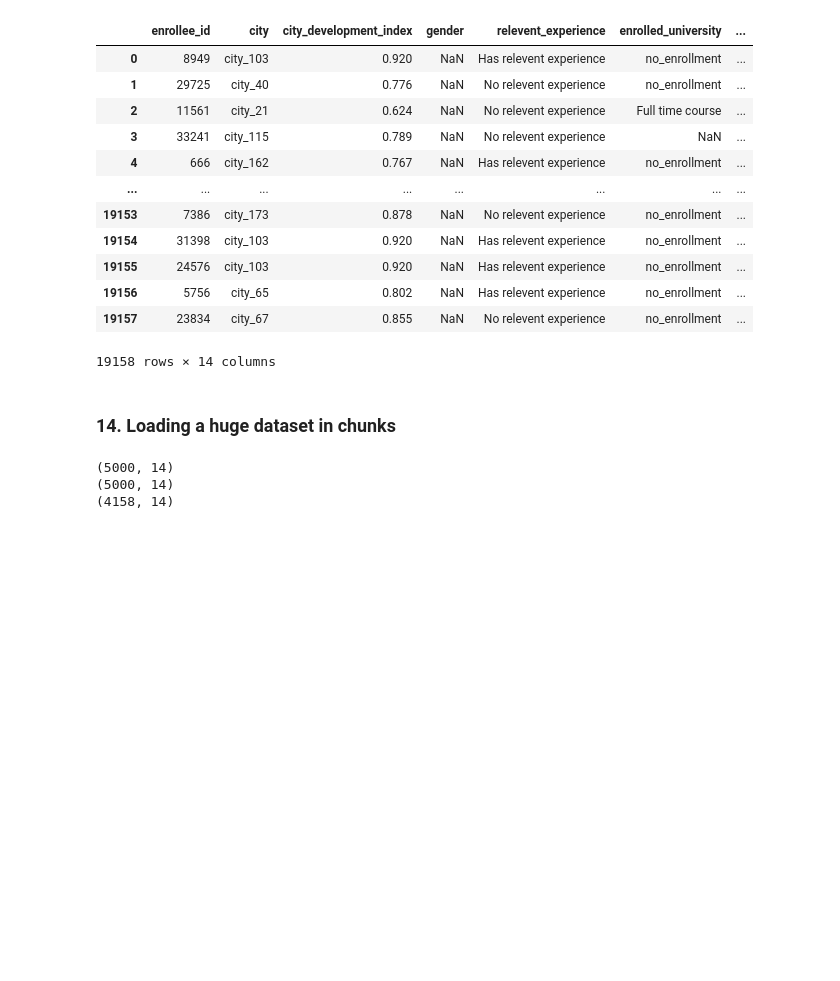
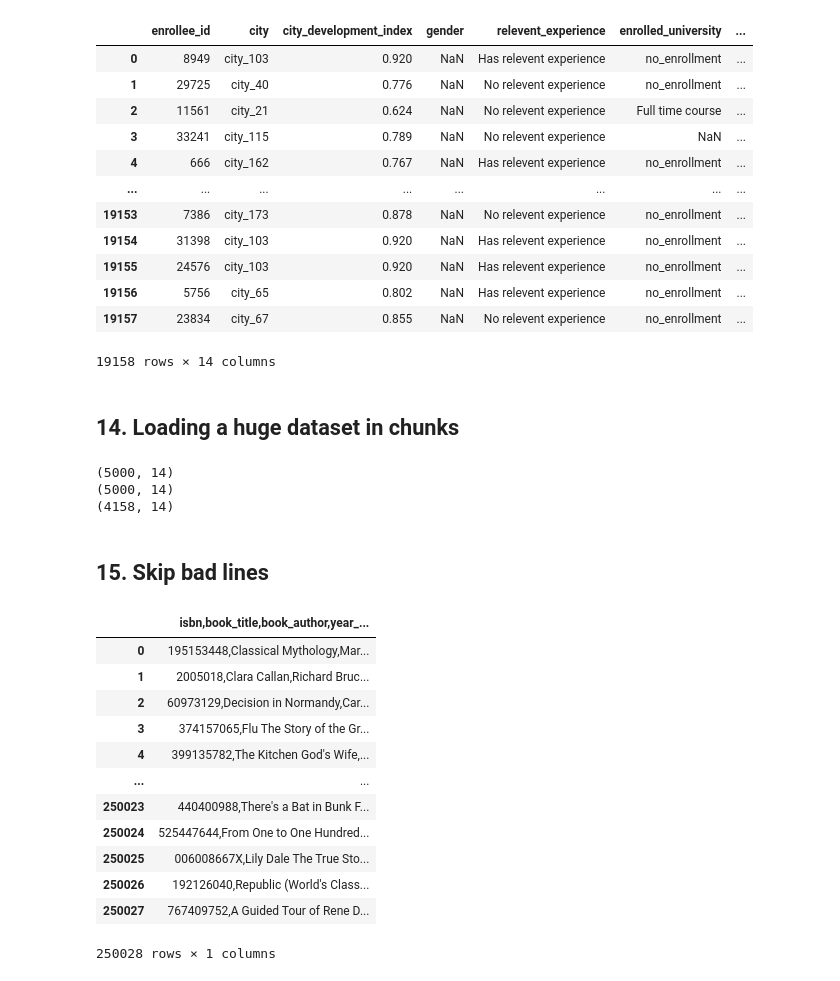
Before and after one commit to visheshbpatel/data-science, a Jupyter notebook: 07-data-analysis/27-data-gathering/01-working-with-csv.ipynb, the cells around one changed output. Cells and saved outputs as stored; diff of their text form; code cells hidden in the pictures; blank space fills up the shorter version.

```diff
--- a/07-data-analysis/27-data-gathering/01-working-with-csv.ipynb
+++ b/07-data-analysis/27-data-gathering/01-working-with-csv.ipynb
@@ -345,7 +345,7 @@ pd.read_csv('datasets/aug_train.csv',na_values=['Male',])
 | 19157 | 23834 | city_67 | 0.855 | NaN | No relevent experience | no_enrollment | ... |
 19158 rows × 14 columns
 # %% [markdown]
-### 14. Loading a huge dataset in chunks
+## 14. Loading a huge dataset in chunks
 # %%
 dfs = pd.read_csv('datasets/aug_train.csv',chunksize=5000)
 # %%
@@ -355,3 +355,5 @@ for chunks in dfs:
 (5000, 14)
 (5000, 14)
 (4158, 14)
+# %% [markdown]
+## 15. Skip bad lines
@@ -357,0 +363,16 @@ for chunks in dfs:
+# %%
+pd.read_csv("datasets/BK-Books.csv", sep=';', encoding="latin-1", on_bad_lines='skip')
+# %% [output]
+|  | isbn,book_title,book_author,year_... |
+| 0 | 195153448,Classical Mythology,Mar... |
+| 1 | 2005018,Clara Callan,Richard Bruc... |
+| 2 | 60973129,Decision in Normandy,Car... |
+| 3 | 374157065,Flu The Story of the Gr... |
+| 4 | 399135782,The Kitchen God's Wife,... |
+| ... | ... |
+| 250023 | 440400988,There's a Bat in Bunk F... |
+| 250024 | 525447644,From One to One Hundred... |
+| 250025 | 006008667X,Lily Dale The True Sto... |
+| 250026 | 192126040,Republic (World's Class... |
+| 250027 | 767409752,A Guided Tour of Rene D... |
+250028 rows × 1 columns
```
Also changed, not shown: parts of 11 cells of this notebook.
